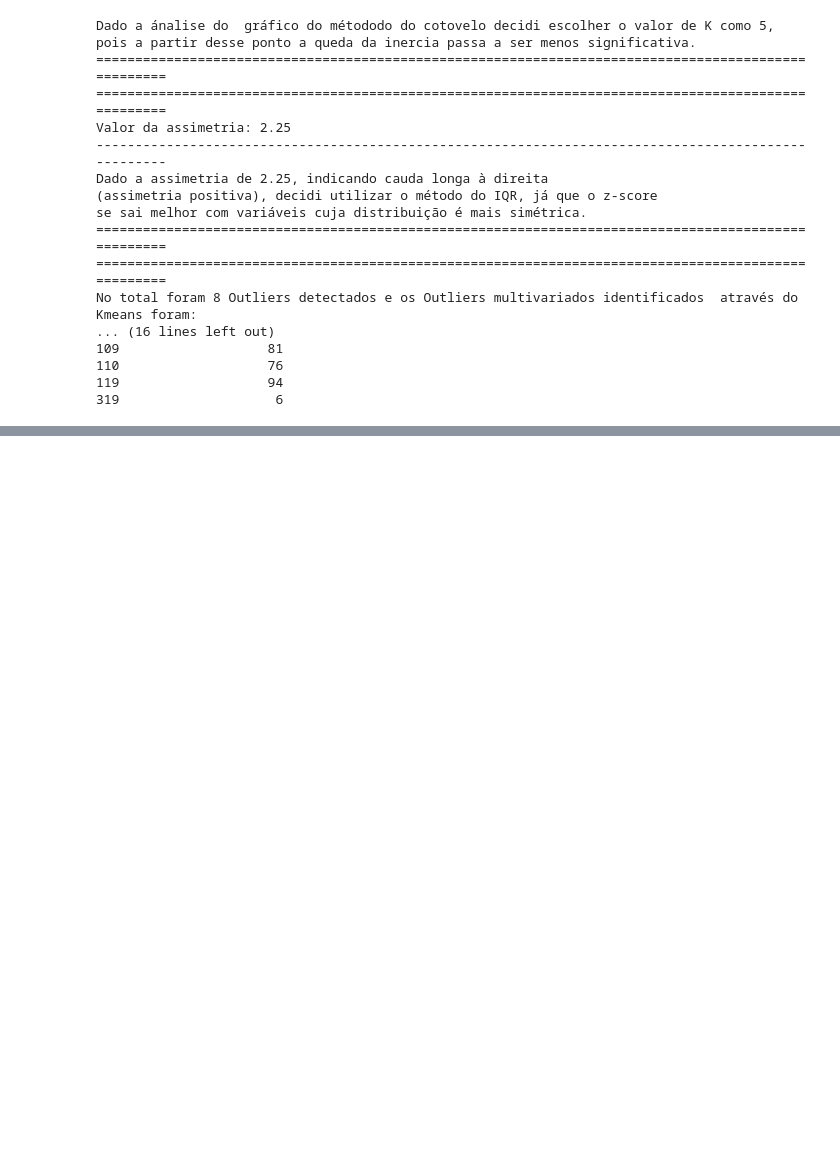
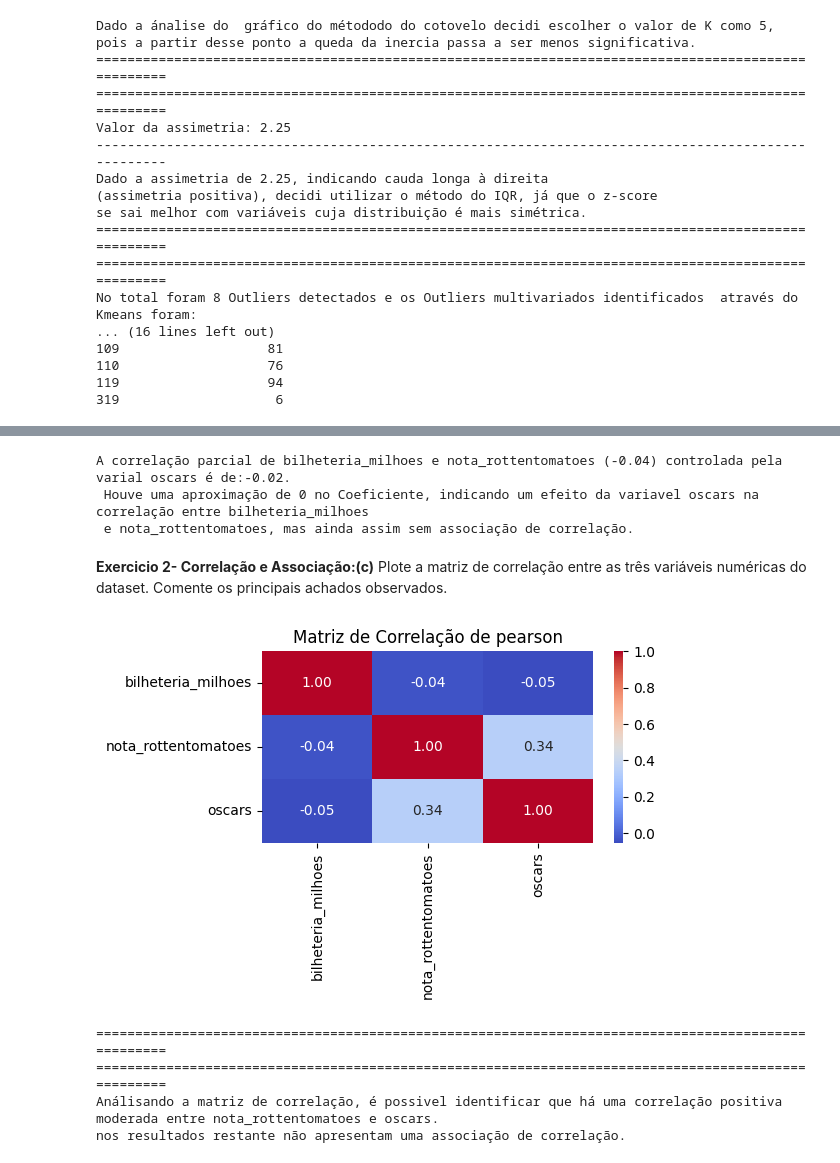
Before and after one commit to Data-Vitor/fiap-data-science, a Jupyter notebook: nemec-estatistica/cap05_ferramentas_estatisticas.ipynb, the cells around one changed output, grey strips where cells are left out. Drawn from its saved outputs; the diff is of its cells as text; code cells hidden in the pictures; blank space fills up the shorter version.

```diff
--- a/nemec-estatistica/cap05_ferramentas_estatisticas.ipynb
+++ b/nemec-estatistica/cap05_ferramentas_estatisticas.ipynb
@@ -638,0 +874,69 @@ No total foram 8 Outliers detectados e os Outliers multivariados identificados
+# %%
+
+import pandas as pd
+import pingouin as pg
+import numpy as np
+from scipy.stats import pearsonr
+
+
+
+df = pd.read_csv('/content/drive/MyDrive/datasets/filmes.csv')
+
+#definindo as colunas que trabalharemos
+df_bilheteria_notas_oscar = df[['bilheteria_milhoes', 'nota_rottentomatoes', 'oscars']]
+
+#calculando o coeficiente de correlação de Pearson entre bilheteria_milhoes e nota_rottentomatoes controlados pelo núemor de Oscars
+
+x = df_bilheteria_notas_oscar['bilheteria_milhoes']
+y = df_bilheteria_notas_oscar['nota_rottentomatoes']
+z = df_bilheteria_notas_oscar['oscars']
+
+#correlaçoes simples
+r_xy = np.corrcoef(x,y)[0,1]
+r_xz = np.corrcoef(x,z)[0,1]
+r_yz = np.corrcoef(y,z)[0,1]
+
+#calculo de correlação parcial entre x e y, controlando z
+
+resultado = pg.partial_corr(data=df_bilheteria_notas_oscar, x='bilheteria_milhoes', y='nota_rottentomatoes', covar='oscars', method='pearson')
+resultado = resultado.loc['pearson','r' ]
+
+print(f'''A correlação parcial de bilheteria_milhoes e nota_rottentomatoes ({r_xy:.2f}) controlada pela varial oscars é de:{resultado:.2f}.
+ Houve uma aproximação de 0 no Coeficiente, indicando um efeito da variavel oscars na correlação entre bilheteria_milhoes
+ e nota_rottentomatoes, mas ainda assim sem associação de correlação.  ''')
+# %% [output]
+A correlação parcial de bilheteria_milhoes e nota_rottentomatoes (-0.04) controlada pela varial oscars é de:-0.02.
+ Houve uma aproximação de 0 no Coeficiente, indicando um efeito da variavel oscars na correlação entre bilheteria_milhoes
+ e nota_rottentomatoes, mas ainda assim sem associação de correlação.
+# %% [markdown]
+
+**Exercicio 2- Correlação e Associação:(c)** Plote a matriz de correlação entre as três variáveis numéricas do dataset. Comente os principais achados observados.
+# %%
+import pandas as pd
+import matplotlib.pyplot as plt
+import seaborn as sns
+import numpy as np
+
+df = pd.read_csv('/content/drive/MyDrive/datasets/filmes.csv')
+
+#definindo as colunas que trabalharemos
+df_bilheteria_notas_oscar = df[['bilheteria_milhoes', 'nota_rottentomatoes', 'oscars']]
+
+#matriz de correlação de pearson
+plt.figure(figsize=(6,4))
+sns.heatmap(df_bilheteria_notas_oscar.corr(method='pearson'), annot =True, cmap ='coolwarm', fmt ='.2f')
+plt.title('Matriz de Correlação de pearson')
+plt.tight_layout()
+plt.show()
+
+print('='*100)
+print('='*100)
+
+print(f'''Análisando a matriz de correlação, é possivel identificar que há uma correlação positiva moderada entre nota_rottentomatoes e oscars.
+nos resultados restante não apresentam uma associação de correlação.''')
+# %% [output]
+[figure, added]
+====================================================================================================
+====================================================================================================
+Análisando a matriz de correlação, é possivel identificar que há uma correlação positiva moderada entre nota_rottentomatoes e oscars.
+nos resultados restante não apresentam uma associação de correlação.
```
Also changed, not shown: parts of 11 cells of this notebook.
